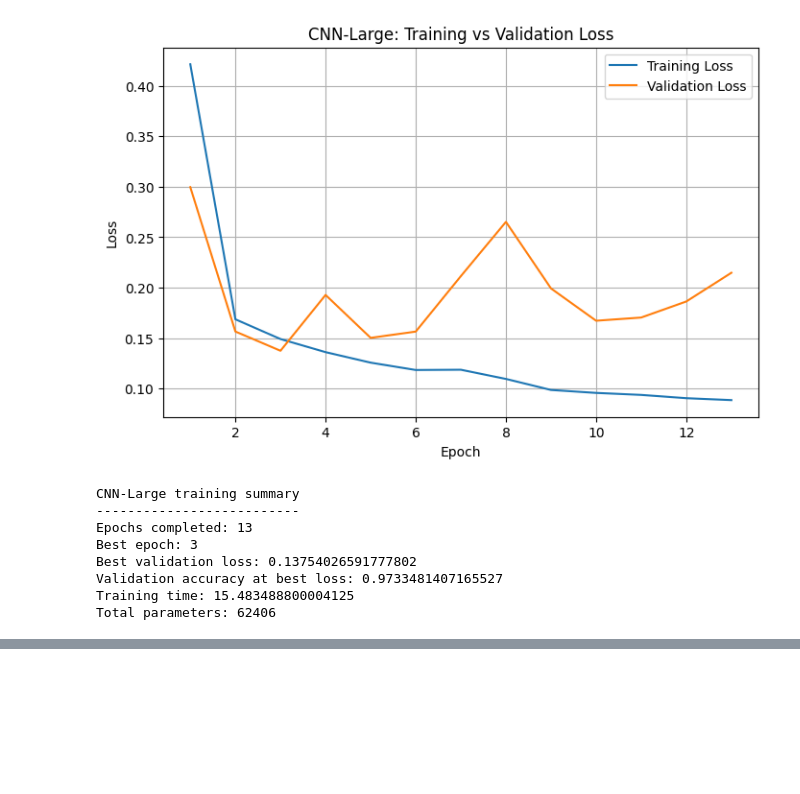
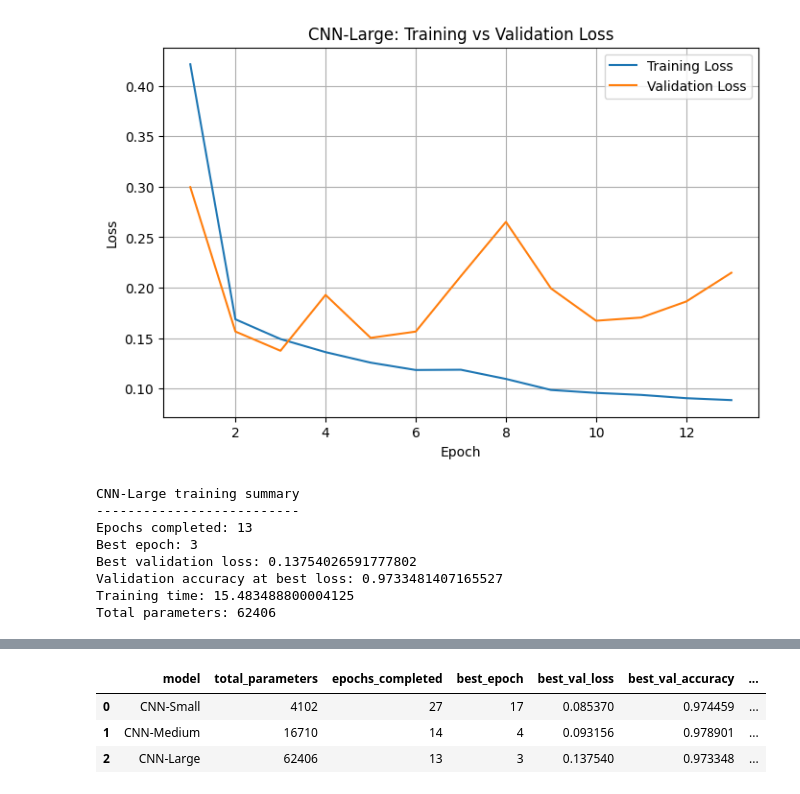
Before and after one commit to SLIIT-Y4-S2-DL-ORG/Deep-Learning-Assignment, a Jupyter notebook: 1D-CNN/1D_CNN.ipynb, the cells around one changed output, grey strips where cells are left out. Saved outputs shown, nothing was run; the diff lists cells and outputs as text; code cells hidden in the pictures; blank space fills up the shorter version.

Commit message:
Explored the validation summary of candidate models

```diff
--- a/1D-CNN/1D_CNN.ipynb
+++ b/1D-CNN/1D_CNN.ipynb
@@ -1205,0 +1218,28 @@ Total parameters: 62406
+# %%
+# Combine candidate results into a comparison table
+
+candidate_comparison = pd.DataFrame([
+    results_small,
+    results_medium,
+    results_large
+])
+
+# Display selected columns
+candidate_comparison = candidate_comparison[
+    [
+        "model",
+        "total_parameters",
+        "epochs_completed",
+        "best_epoch",
+        "best_val_loss",
+        "best_val_accuracy",
+        "training_time_seconds"
+    ]
+]
+
+candidate_comparison
+# %% [output]
+|  | model | total_parameters | epochs_completed | best_epoch | best_val_loss | best_val_accuracy | ... |
+| 0 | CNN-Small | 4102 | 27 | 17 | 0.085370 | 0.974459 | ... |
+| 1 | CNN-Medium | 16710 | 14 | 4 | 0.093156 | 0.978901 | ... |
+| 2 | CNN-Large | 62406 | 13 | 3 | 0.137540 | 0.973348 | ... |
```
Also changed, not shown: parts of 3 cells of this notebook.
